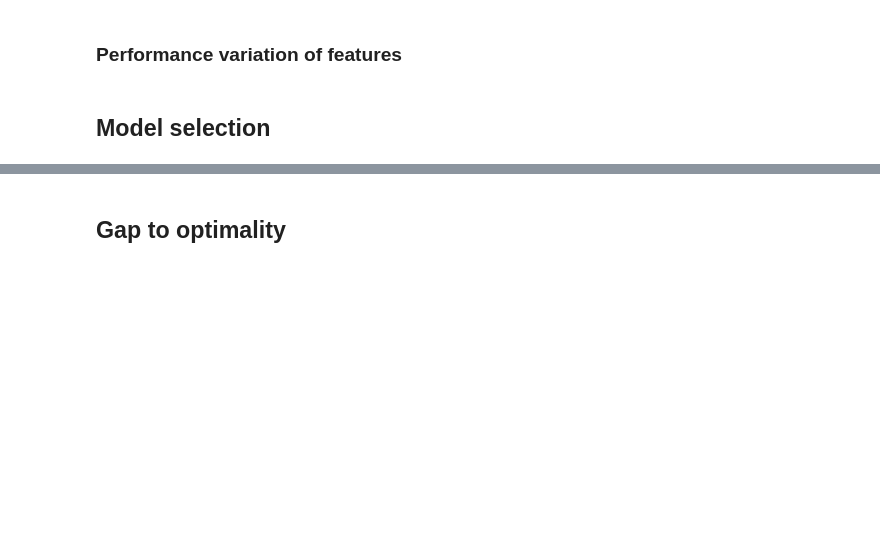
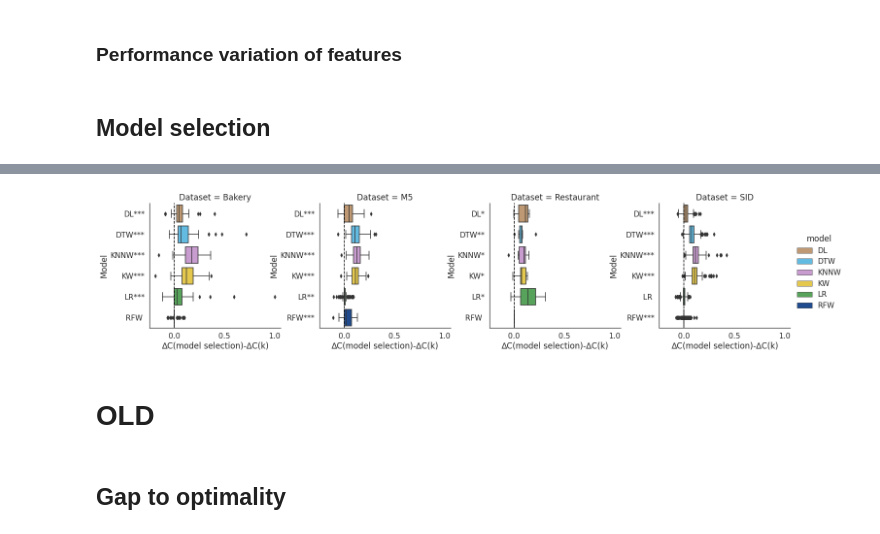
Before and after one commit to d3group/A-structured-evaluation-of-data-driven-newsvendor-approaches, a Jupyter notebook: create_plots.ipynb, the cells around one changed output, grey strips where cells are left out. Drawn from its saved outputs; the diff is of its cells as text; code cells hidden in the pictures; blank space fills up the shorter version.

Commit message:
new boxplot for model selection

```diff
--- a/create_plots.ipynb
+++ b/create_plots.ipynb
@@ -448,0 +461,10 @@ for SL in SLs:
+# %%
+model_sel = performance_of_best_cv_model_on_test_data.loc[(performance_of_best_cv_model_on_test_data.sl==SL)&(performance_of_best_cv_model_on_test_data['feature combi']==features),:]
+# %%
+best_results_sel = best_results.loc[(best_results.sl==SL)&(best_results['feature combi']==features),:]
+
+best_results_sel.sort_values(['model', 'group'], inplace=True)
+best_results_sel.reset_index(drop=True, inplace=True)
+
+model_sel.sort_values(['group'], inplace=True)
+model_sel = pd.concat([model_sel]*7, ignore_index=True)
@@ -448,0 +476,3 @@ for SL in SLs:
+# %%
+best_results_sel['average_cost_model_selection'] = model_sel['coefficient of prescriptiveness']
+best_results_sel['∆C(model selection)-∆C(k)'] = model_sel['coefficient of prescriptiveness'] - best_results_sel['coefficient of prescriptiveness']
@@ -448,0 +518,2 @@ for SL in SLs:
+# %%
+wilcox['x_label'] = wilcox['Selected Model'] + wilcox['p_value_star']
@@ -448,0 +540,20 @@ for SL in SLs:
+# %%
+wilcox.sort_values(['Selected Model'], ascending=True, inplace=True)
+
+sns.set_theme(style="white", font_scale=1.4)
+g = sns.catplot(y="model", x="∆C(model selection)-∆C(k)", data=best_results_sel.loc[best_results_sel.model.isin(models),:], kind="box", hue="model", palette=p,
+                col="dataset", col_order=['Bakery', 'M5', 'Restaurant', 'SID'], sharex=True, sharey=False, dodge=False, orient='h', showfliers=True)
+
+for ax in g.axes.flatten():
+
+    d = ax.get_title().lstrip('dataset = ')
+    ax.set_title(f"Dataset = {d}")
+
+    ax.set_ylabel("Model")
+
+    ax.axvline(0, color="black", linestyle='--')
+
+    m = [x.get_text() for x in ax.get_yticklabels()]
+    ax.set_yticklabels(wilcox.loc[wilcox['Dataset']==d,'x_label'])
+# %% [output]
+[figure, added]
@@ -449,3 +562,5 @@ for SL in SLs:
+# %% [markdown]
+# OLD
 # %%
 ##################
 ### USER INPUT ###
```
Also changed, not shown: parts of 8 cells of this notebook, 1 other file.
